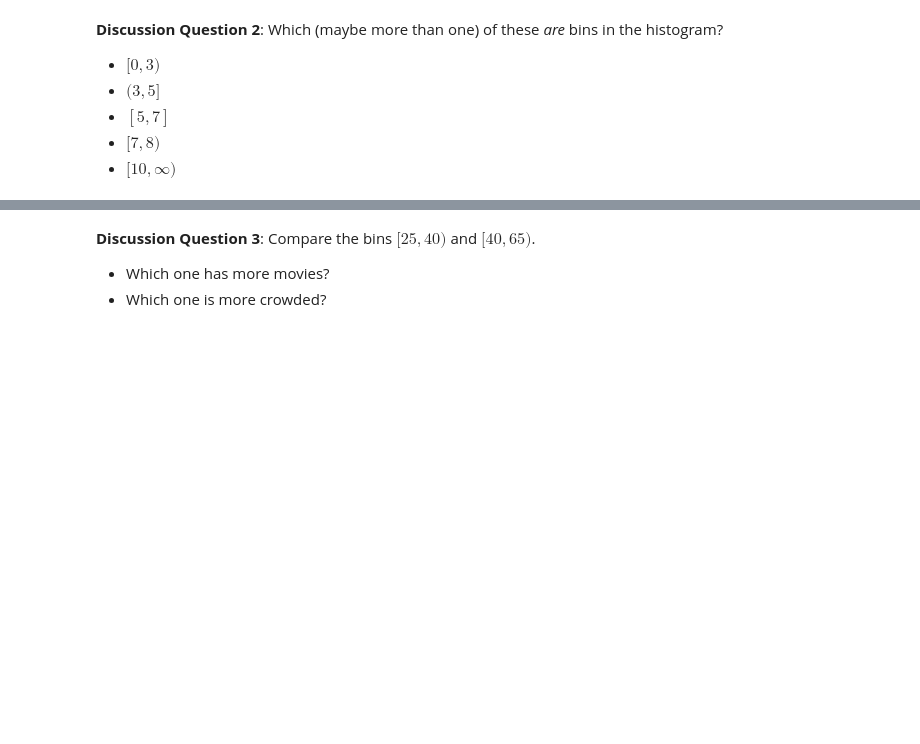
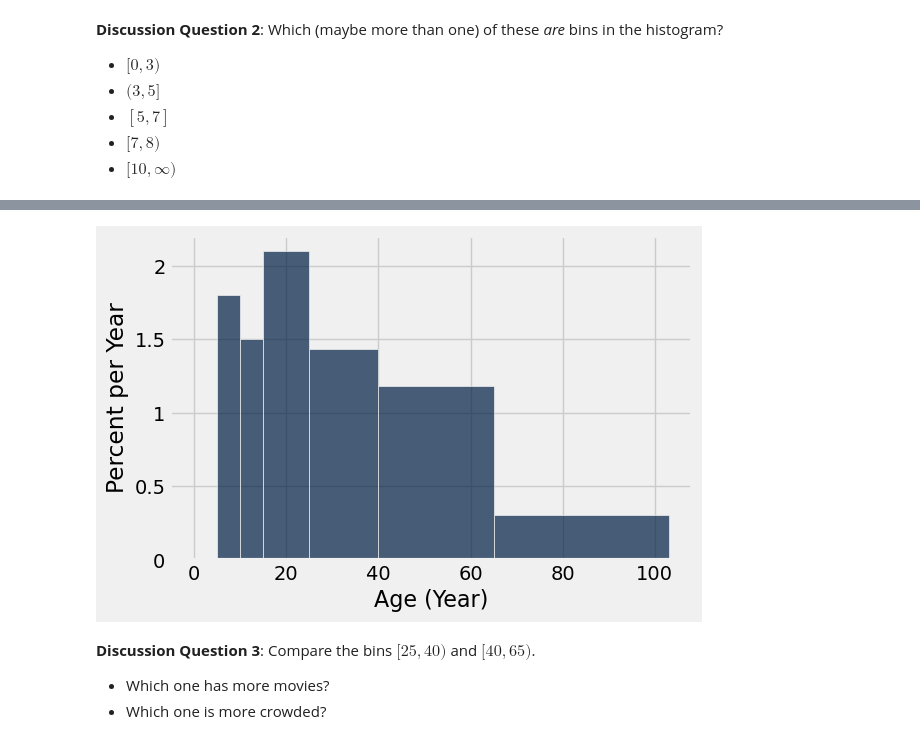
Before and after one commit to data-8/materials-fa24, a Jupyter notebook: lec/lec09/lec09.ipynb, the cells around one changed output, grey strips where cells are left out. Cells and saved outputs as stored; diff of their text form; code cells hidden in the pictures; blank space fills up the shorter version.

```diff
--- a/lec/lec09/lec09.ipynb
+++ b/lec/lec09/lec09.ipynb
@@ -29,8 +53,10 @@ top_movies.show(6)
 # %%
-ages = 2022 - top_movies.column('Year')
+ages = 2024 - top_movies.column('Year')
 top_movies = top_movies.with_column('Age', ages)
 my_bins = make_array(0, 5, 10, 15, 25, 40, 65, 103)
 top_movies.hist('Age', bins = my_bins, unit = 'Year')
+# %% [output]
+[figure, added]
 # %% [markdown]
 **Discussion Question 3**: Compare the bins $[25, 40)$ and $[40, 65)$.
 
```
Also changed, not shown: parts of 23 cells of this notebook.
